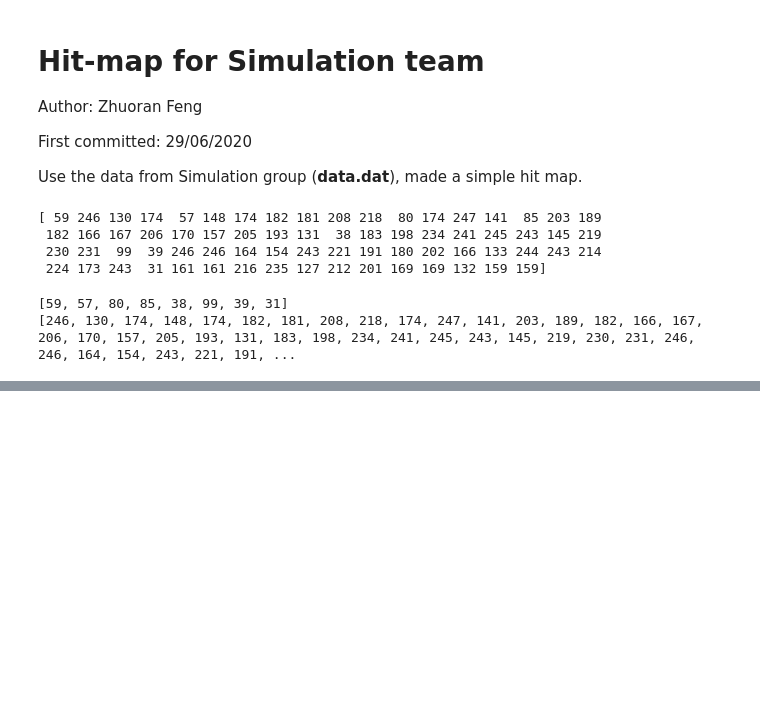
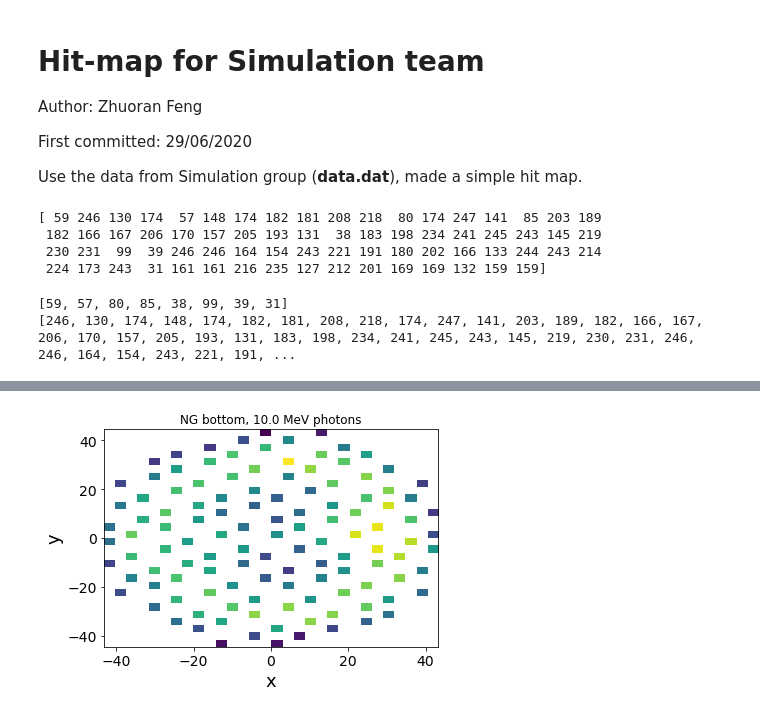
Before and after one commit to wesselrijk/XENON1T_NikhefProject, a Jupyter notebook: DataAnalysis/Simulation_hit-map.ipynb, the cells around one changed output, grey strips where cells are left out. Saved outputs shown, nothing was run; the diff lists cells and outputs as text; code cells hidden in the pictures; blank space fills up the shorter version.

```diff
--- a/DataAnalysis/Simulation_hit-map.ipynb
+++ b/DataAnalysis/Simulation_hit-map.ipynb
@@ -84,0 +102,22 @@ fig.savefig('HitMa')
+# %%
+#adc_corrected, x, y, for each PMT for one event
+xhist10 = []
+yhist10 = []
+pmt = eval(config['DEFAULT']['pmts'])
+for ch in hit_bottom_10:
+#for ch in hit_top:
+
+    x = pmt[ch]['position']['x']
+    y = pmt[ch]['position']['y']
+    xhist10.append(x)
+    yhist10.append(y)
+
+fig2, ax2 = plt.subplots()
+ax2.hist2d(xhist10,yhist10, bins=(30,30), norm=mpl.colors.LogNorm())
+ax2.set_xlabel("x", fontsize = 18)
+ax2.set_ylabel("y", fontsize = 18)
+ax2.set_title('NG bottom, 10.0 MeV photons')
+ax2.tick_params(axis = 'both', labelsize = 14)
+fig2.savefig('HitMap_Simulation10_bottom.png', dpi = 200)
+# %% [output]
+[figure, added]
```
Also changed, not shown: parts of 3 cells of this notebook, 6 other files.
